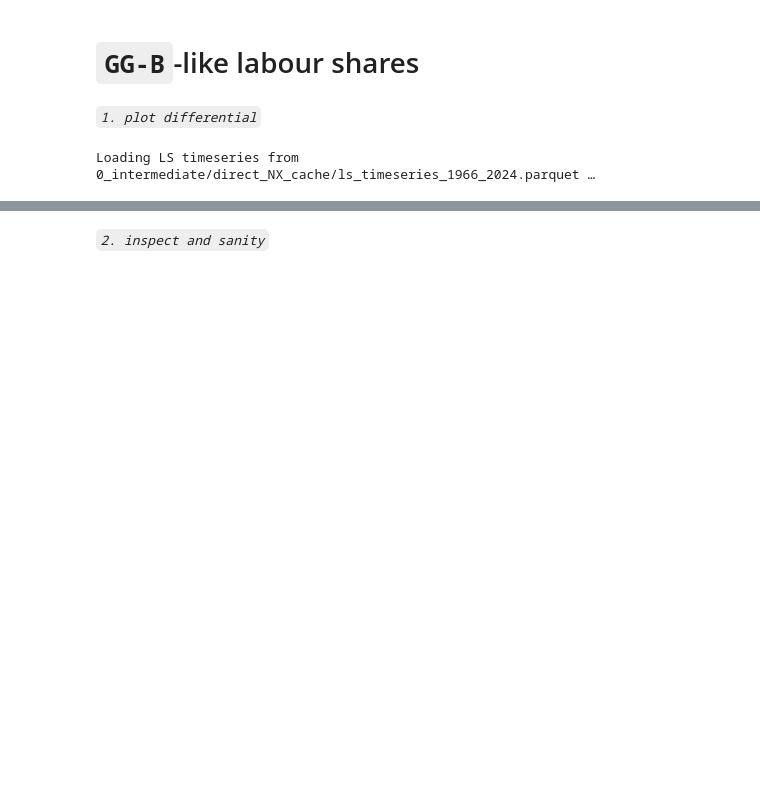
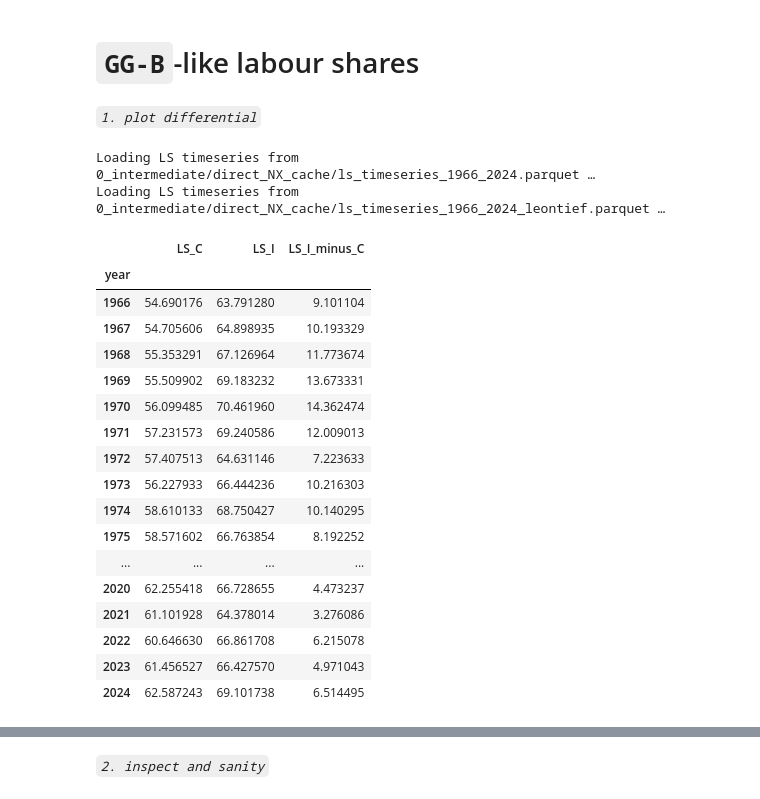
Before and after one commit to cfn368/ba_capinc, a Jupyter notebook: 2_labour_shares.ipynb, the cells around one changed output, grey strips where cells are left out. Saved outputs shown, nothing was run; the diff lists cells and outputs as text; code cells hidden in the pictures; blank space fills up the shorter version.

```diff
--- a/2_labour_shares.ipynb
+++ b/2_labour_shares.ipynb
@@ -8,8 +8,39 @@ setup_notebook()
 # %%
 # 1. get Leontif inverse values
 years = range(1966, 2025)
-df_ts = sls.load_or_compute_ls_timeseries(years, kappa=0.6)
+
+# Direct (existing, unchanged)
+df_direct = sls.load_or_compute_ls_timeseries(
+    years, kappa=0.6
+)
+
+# Leontief
+df_ts_leon = sls.load_or_compute_ls_timeseries(
+    years, kappa=0.6, use_leontief=True
+)
 # %% [output]
 Loading LS timeseries from 0_intermediate/direct_NX_cache/ls_timeseries_1966_2024.parquet …
+Loading LS timeseries from 0_intermediate/direct_NX_cache/ls_timeseries_1966_2024_leontief.parquet …
+# %%
+df_ts_leon
+# %% [output]
+|  | LS_C | LS_I | LS_I_minus_C |
+| year |  |  |  |
+| 1966 | 54.690176 | 63.791280 | 9.101104 |
+| 1967 | 54.705606 | 64.898935 | 10.193329 |
+| 1968 | 55.353291 | 67.126964 | 11.773674 |
+| 1969 | 55.509902 | 69.183232 | 13.673331 |
+| 1970 | 56.099485 | 70.461960 | 14.362474 |
+| 1971 | 57.231573 | 69.240586 | 12.009013 |
+| 1972 | 57.407513 | 64.631146 | 7.223633 |
+| 1973 | 56.227933 | 66.444236 | 10.216303 |
+| 1974 | 58.610133 | 68.750427 | 10.140295 |
+| 1975 | 58.571602 | 66.763854 | 8.192252 |
+| ... | ... | ... | ... |
+| 2020 | 62.255418 | 66.728655 | 4.473237 |
+| 2021 | 61.101928 | 64.378014 | 3.276086 |
+| 2022 | 60.646630 | 66.861708 | 6.215078 |
+| 2023 | 61.456527 | 66.427570 | 4.971043 |
+| 2024 | 62.587243 | 69.101738 | 6.514495 |
 # %%
 # 2. plot the difference between sectors
```
Also changed, not shown: parts of 4 cells of this notebook, 15 other files.
